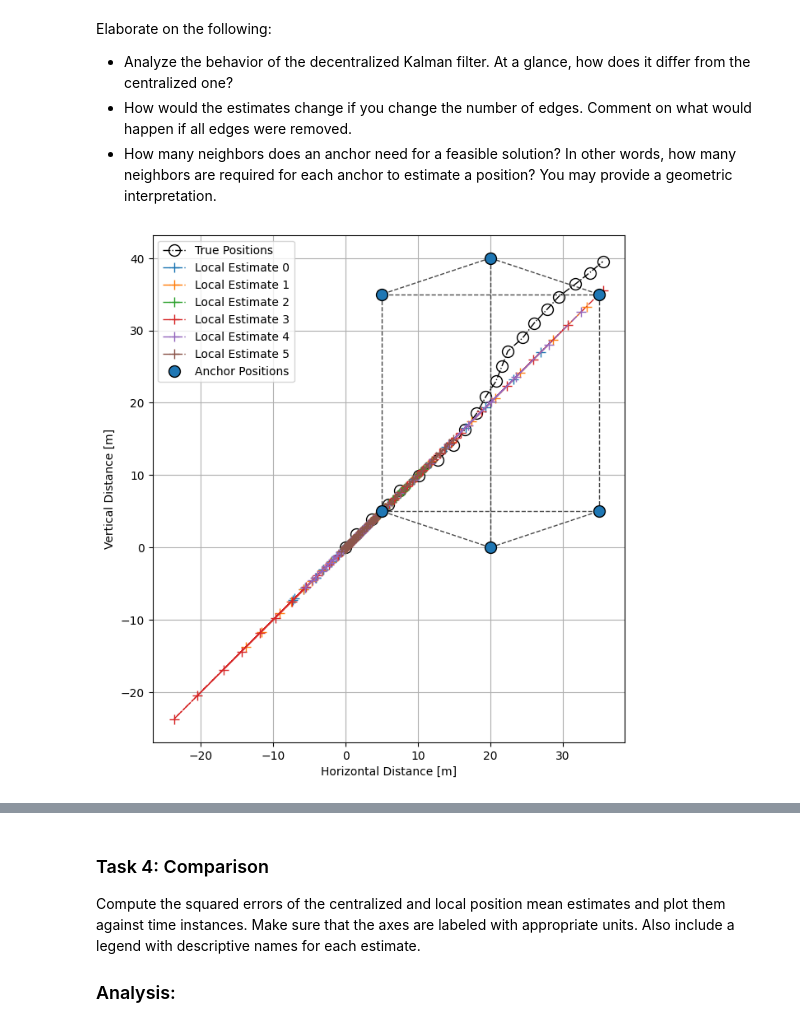
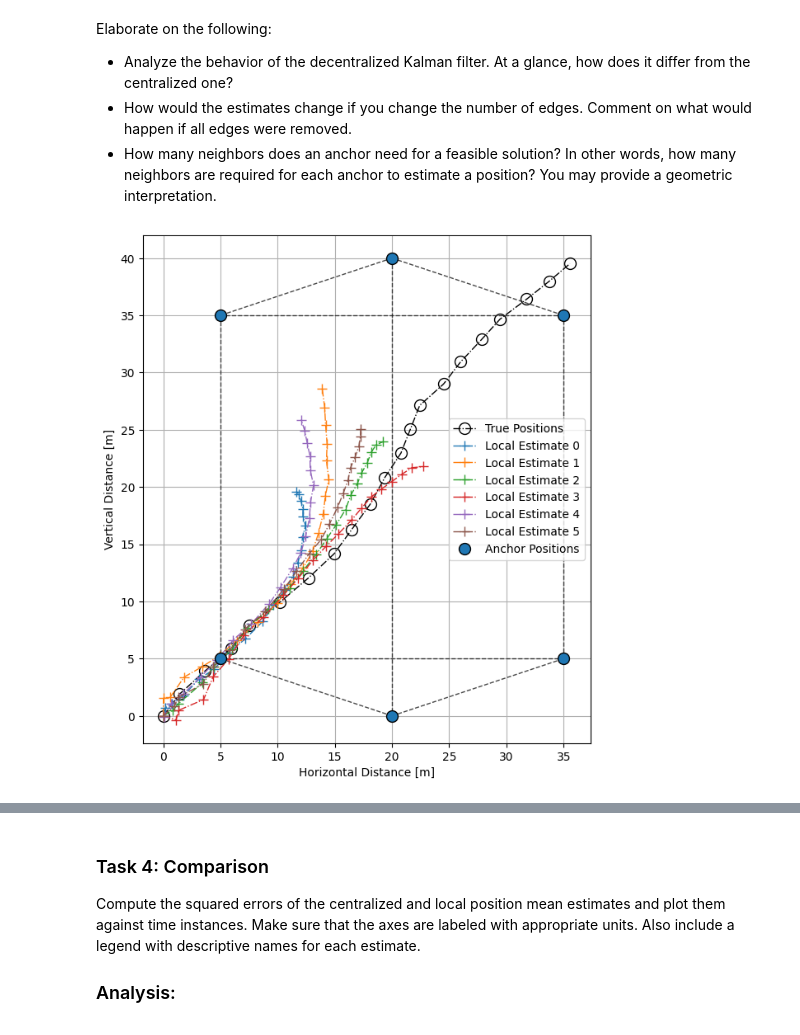
Before and after one commit to jackh1nes/PSF_Assignments, a Jupyter notebook: Assignment 4/assignment4_students/assignment4_10.ipynb, the cells around one changed output, grey strips where cells are left out. Saved outputs shown, nothing was run; the diff lists cells and outputs as text; code cells hidden in the pictures.

Commit message:
mooie plot

```diff
--- a/Assignment 4/assignment4_students/assignment4_10.ipynb
+++ b/Assignment 4/assignment4_students/assignment4_10.ipynb
@@ -230,11 +230,6 @@ local_means = [[initial_estimate] for _ in range(anchor_positions.shape[1])]
 local_covariances = [[initial_covariance] for _ in range(anchor_positions.shape[1])]
 
 #### YOUR CODE HERE ####
-
-# initialize local_means and local_covariances as numpy arrays for easier indexing
-local_means_np = np.zeros((N, T+1, 5)) # shape (N, T+1, state_dim)
-local_covariances_np = np.zeros((N, T+1, 5, 5)) # shape (N, T+1, state_dim, state_dim)
-
 # strange shapes eh
 # lmShape = np.shape(local_means)
 # print(lmShape)
@@ -244,63 +239,83 @@ local_covariances_np = np.zeros((N, T+1, 5, 5)) # shape (N, T+1, state_dim, stat
 # note:
 #
 # The local_means and local_covariances are lists of lists
 # index 1: n (anchor index)
 # index 2: k (time step index)
 # index 3: dimension of state
 # ex. indexing local_means[n][k] gives the mean for anchor n at time step k, which is a vector of shape (5,)
 
 
 # construct adjacency matrix to find neighbors of each anchor
 adjMatrix = np.zeros((N,N))
 for i in range(len(edge_list)):
     indices = edge_list[i]
     adjMatrix[indices[0], indices[1]] = 1
     adjMatrix[indices[1], indices[0]] = 1
-
 adjMatrix += np.eye(N) # add diagonals to include self in neighbors
 
-for k in range(T): # outer loop
-    for n in range(N): # middle loop (for anchor n at step k):
-        # Prediction step
+
+# for k in range(T): # outer loop
+#     for n in range(N): # middle loop (for anchor n at step k):
+#         # Prediction step
+#         x_pred = A @ local_means[n][k]
+#         P_pred = A @ local_covariances[n][k] @ A.T + Q
+#         # Update step
+#         x_nk = local_means[n][k]
+#         P_nk = local_covariances[n][k]
+
+
+#         for j in range(N): # inner loop for neighbourhood nodes
+#             if adjMatrix[n, j] == 1:
+#                 Cj = C[j,:]
+#                 S_jk = Cj @ P_pred @ Cj.T + R
+#                 jitter = 1e-5
+#                 S_jk += jitter
+
+#                 K = P_nk @ Cj.T * (1/S_jk)
+
+#                 innovation = measurement_list[j, k] - Cj @ x_nk  # use x_nk not x_pred
+#                 x_nk = x_nk + K * innovation
+#                 P_nk = P_nk - np.outer(K, Cj) @ P_nk                      # covariance update ← was wrongly assigned to x_nk
+
+
+#         local_means[n].append(x_nk)
+#         local_covariances[n].append(P_nk)
+
+# #### END HERE ####
+
+# local_means = [[initial_estimate] for _ in range(anchor_positions.shape[1])]
+# local_covariances = [[initial_covariance] for _ in range(anchor_positions.shape[1])]
+
+for k in range(T):
+    for n in range(N):
         x_pred = A @ local_means[n][k]
         P_pred = A @ local_covariances[n][k] @ A.T + Q
-        # Update step
+
         x_nk = local_means[n][k]
-        P_nk = local_covariances[n][k]
 
+        # jitter does nothing here
+        P_nk = local_covariances[n][k] + 1e-5 * np.eye(len(local_covariances[n][k]))
+        P_nk_inv = np.linalg.solve(P_nk, np.eye(len(local_covariances[n][k])))
 
-        for j in range(N): # inner loop for neighbourhood nodes
-            if adjMatrix[n, j] == 1:
-                Cj = C[j,:]
-                S_jk = Cj @ P_pred @ Cj.T + R
-                jitter = 1e-5
-                S_jk += jitter
+        for j in range(N):
+            if adjMatrix[n][j] == 1:
+                P_nk_inv += C[j,:].reshape(-1,1) * (1/R) @ C[j,:].reshape(1,-1)
+        P_nk_inv += 1e-5 * np.eye(len(P_nk_inv))
+        # jitter does nothing here either
+        P_nk = np.linalg.solve(P_nk_inv, np.eye(len(P_nk_inv)))
+        for j in range(N):
+            if adjMatrix[n][j] == 1:
 
-                K = P_nk @ Cj.T * (1/S_jk)
+                Cj = C[j, :].reshape(1, -1)                  # (1,5)
+                innovation = measurement_list[j, k] - Cj @ x_pred   # (1,1)
+                x_nk = x_nk + (P_nk @ Cj.T) * (1/R) * innovation
 
-                innovation = measurement_list[j, k] - Cj @ x_nk  # use x_nk not x_pred
-                x_nk = x_nk + K * innovation
-                P_nk = P_nk - np.outer(K, Cj) @ P_nk                      # covariance update ← was wrongly assigned to x_nk
-
+                #x_nk += P_nk @ C[j,:].T @ (1/R) @ (measurement_list[j,k] - C[j,:] @ local_means[n][k])
 
         local_means[n].append(x_nk)
         local_covariances[n].append(P_nk)
 
-        # prediction step
-        #for j in range(N): # loop over neighbors
-        #    if adjMatrix[n, j] == 1: # if j \in neighbors of n (+ self)
-        #        # Perform update step with information from neighbor j
-        #        Cj = C
-        #        S_jk = C @ P_pred @ C.T + R
-        #        jitter = 1e-5 * np.eye(len(S_jk))
-        #        S_jk += jitter # for stability
-        #        x_nk = x_nk + P_nk @ Cj.T @ np.linalg.solve(S_jk, np.eye(len(S_jk))) @ (measurement_list[:, k].reshape(-1, 1) - Cj @ x_pred.reshape(-1, 1))
-        #        x_nk = P_nk - P_nk @ Cj.T @ np.linalg.solve(S_jk, np.eye(len(S_jk))) @ Cj @ P_nk
-        #        pass
-        #local_means[n].append(x_nk)
-        #local_covariances[n].append(P_nk)
-#### END HERE ####
-
 helper.plotDecentralizedKFEstimate(true_states, anchor_positions, edge_list, local_means)
+print(local_means[:][:][1])
 # %% [output]
-[figure, old version]
+[figure, new version]
```
Also changed, not shown: parts of 1 cell of this notebook.
